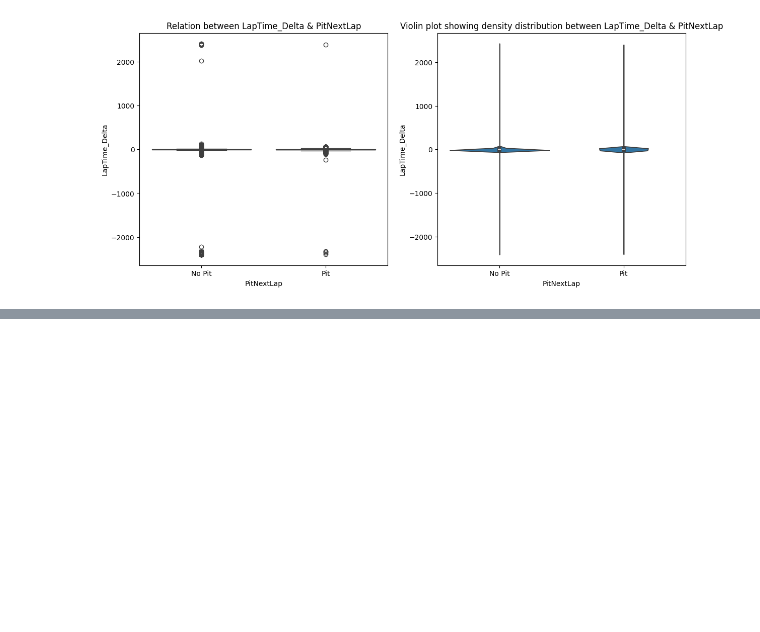
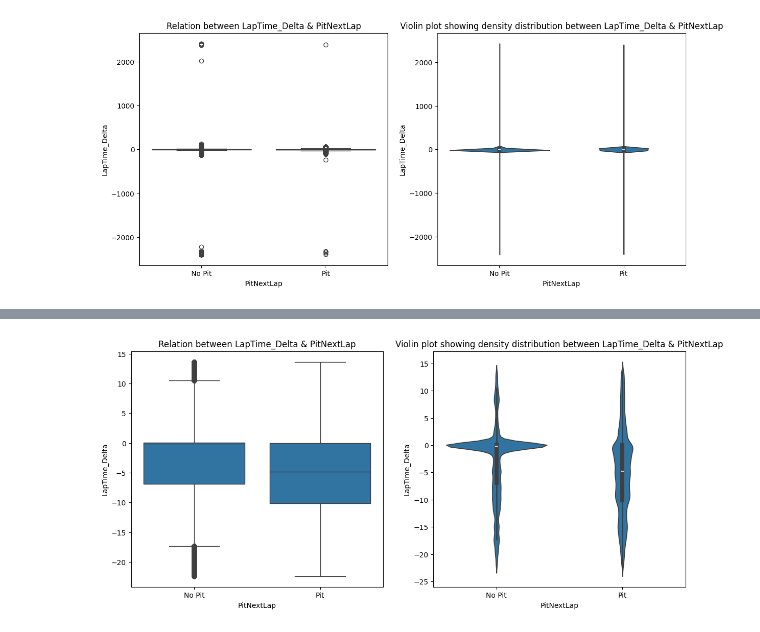
Before and after one commit to Gurmancheema/f1-pit-stop-prediction, a Jupyter notebook: 02_EDA_bivariate_analysis.ipynb, the cells around one changed output, grey strips where cells are left out. Saved outputs shown, nothing was run; the diff lists cells and outputs as text; code cells hidden in the pictures; blank space fills up the shorter version.

```diff
--- a/02_EDA_bivariate_analysis.ipynb
+++ b/02_EDA_bivariate_analysis.ipynb
@@ -427,0 +377,12 @@ Name: LapTime_Delta, dtype: float64
+# %%
+q1 = df['LapTime_Delta'].quantile(0.25)
+q3 = df['LapTime_Delta'].quantile(0.75)
+
+IQR = q3-q1
+
+lower = q1 - 1.5 * IQR
+upper = q3 + 1.5 * IQR
+print(lower,"\n",upper)
+
+#Therefore, filtering out the extreme outliers based on the IQR ranges i calculated
+df_clean_laptime_delta = df[(df["LapTime_Delta"] >= lower) & (df["LapTime_Delta"] <= upper)]
@@ -427,0 +404,15 @@ Name: LapTime_Delta, dtype: float64
+# %%
+fig,axes = plt.subplots(1,2,figsize=(14,6))
+
+sb.boxplot(data=df_clean_laptime_delta,x='PitNextLap',y='LapTime_Delta',ax=axes[0])
+axes[0].set_title("Relation between LapTime_Delta & PitNextLap")
+axes[0].set_xticks([0,1])
+axes[0].set_xticklabels(['No Pit','Pit'])
+
+sb.violinplot(data=df_clean_laptime_delta,x='PitNextLap',y='LapTime_Delta',ax=axes[1])
+axes[1].set_title("Violin plot showing density distribution between LapTime_Delta & PitNextLap")
+axes[1].set_xticks([0,1])
+axes[1].set_xticklabels(["No Pit","Pit"])
+plt.show()
+# %% [output]
+[figure, added]
```
Also changed, not shown: parts of 45 cells of this notebook.
